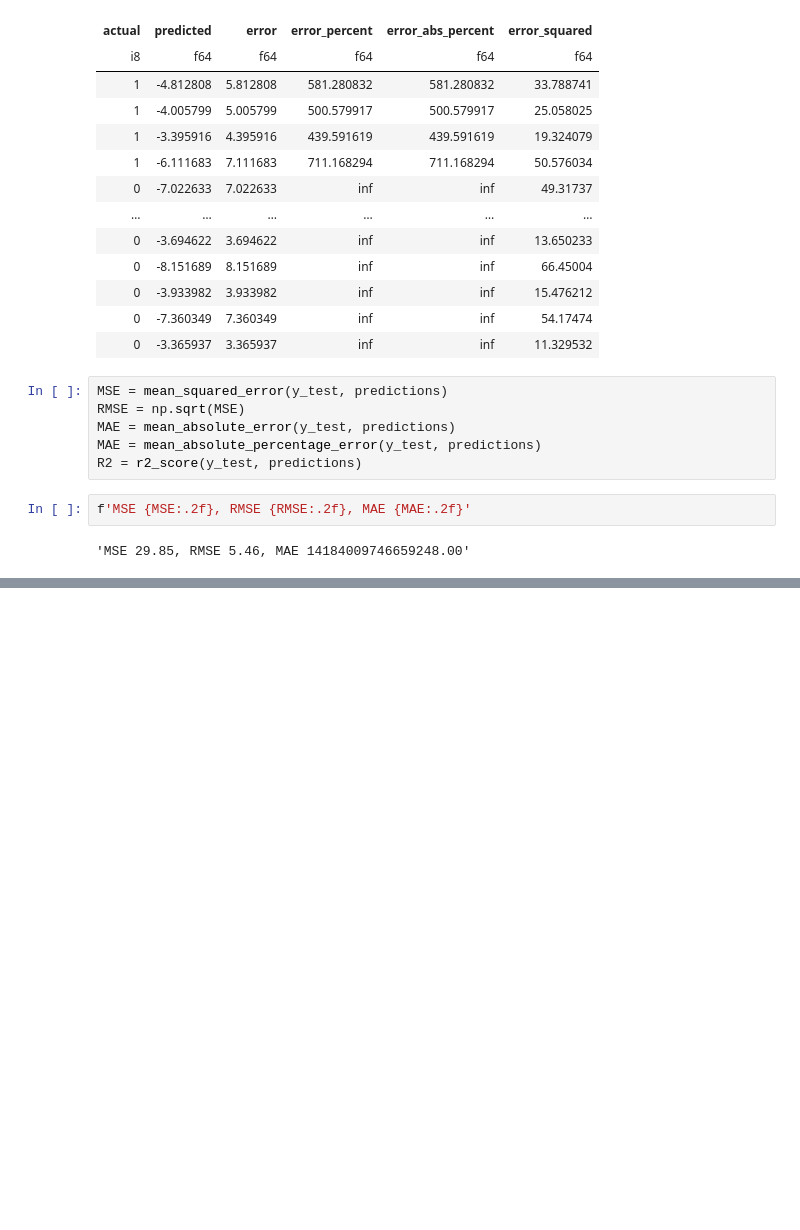
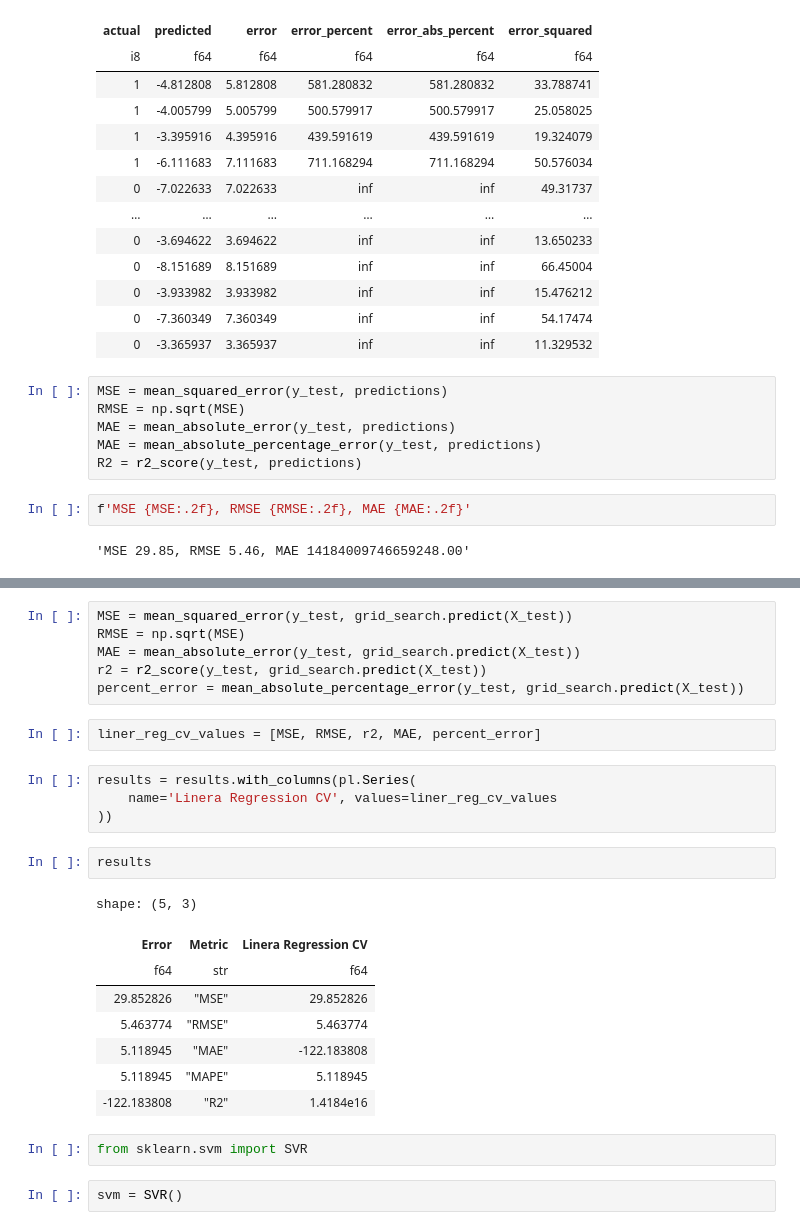
Before and after one commit to ZygimantasB/scikit-learn_training, a Jupyter notebook: Kaggle/fitness_dataset.ipynb, the cells around one changed output, grey strips where cells are left out. Drawn from its saved outputs; the diff is of its cells as text; blank space fills up the shorter version.

```diff
--- a/Kaggle/fitness_dataset.ipynb
+++ b/Kaggle/fitness_dataset.ipynb
@@ -256,0 +300,27 @@ shape: (5, 2)
+# %%
+MSE = mean_squared_error(y_test, grid_search.predict(X_test))
+RMSE = np.sqrt(MSE)
+MAE = mean_absolute_error(y_test, grid_search.predict(X_test))
+r2 = r2_score(y_test, grid_search.predict(X_test))
+percent_error = mean_absolute_percentage_error(y_test, grid_search.predict(X_test))
+# %%
+liner_reg_cv_values = [MSE, RMSE, r2, MAE, percent_error]
+# %%
+results = results.with_columns(pl.Series(
+    name='Linera Regression CV', values=liner_reg_cv_values
+))
+# %%
+results
+# %% [output]
+shape: (5, 3)
+| Error | Metric | Linera Regression CV |
+| f64 | str | f64 |
+| 29.852826 | "MSE" | 29.852826 |
+| 5.463774 | "RMSE" | 5.463774 |
+| 5.118945 | "MAE" | -122.183808 |
+| 5.118945 | "MAPE" | 5.118945 |
+| -122.183808 | "R2" | 1.4184e16 |
+# %%
+from sklearn.svm import SVR
+# %%
+svm = SVR()
```
Also changed, not shown: parts of 60 cells of this notebook, 1 other file.
